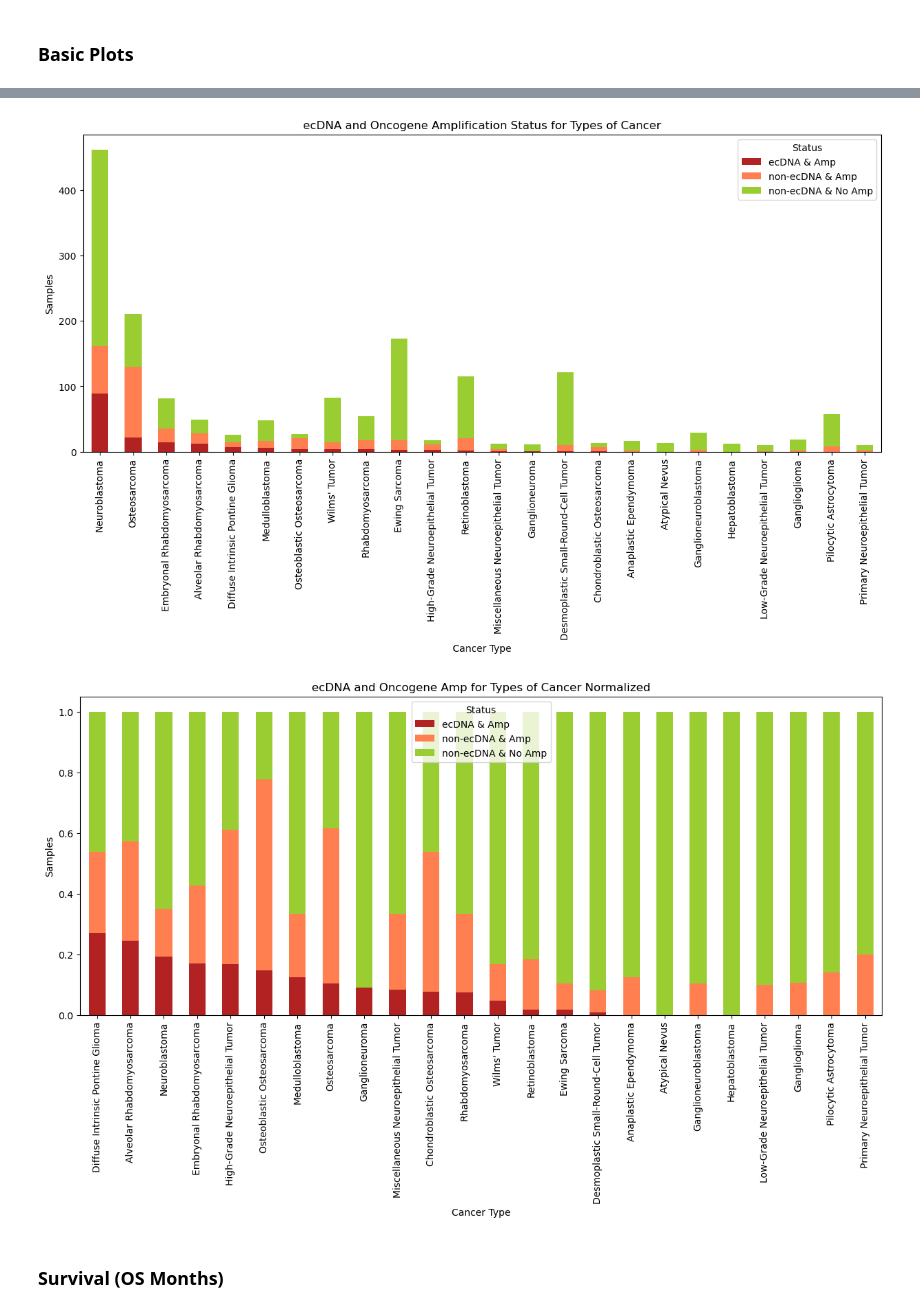
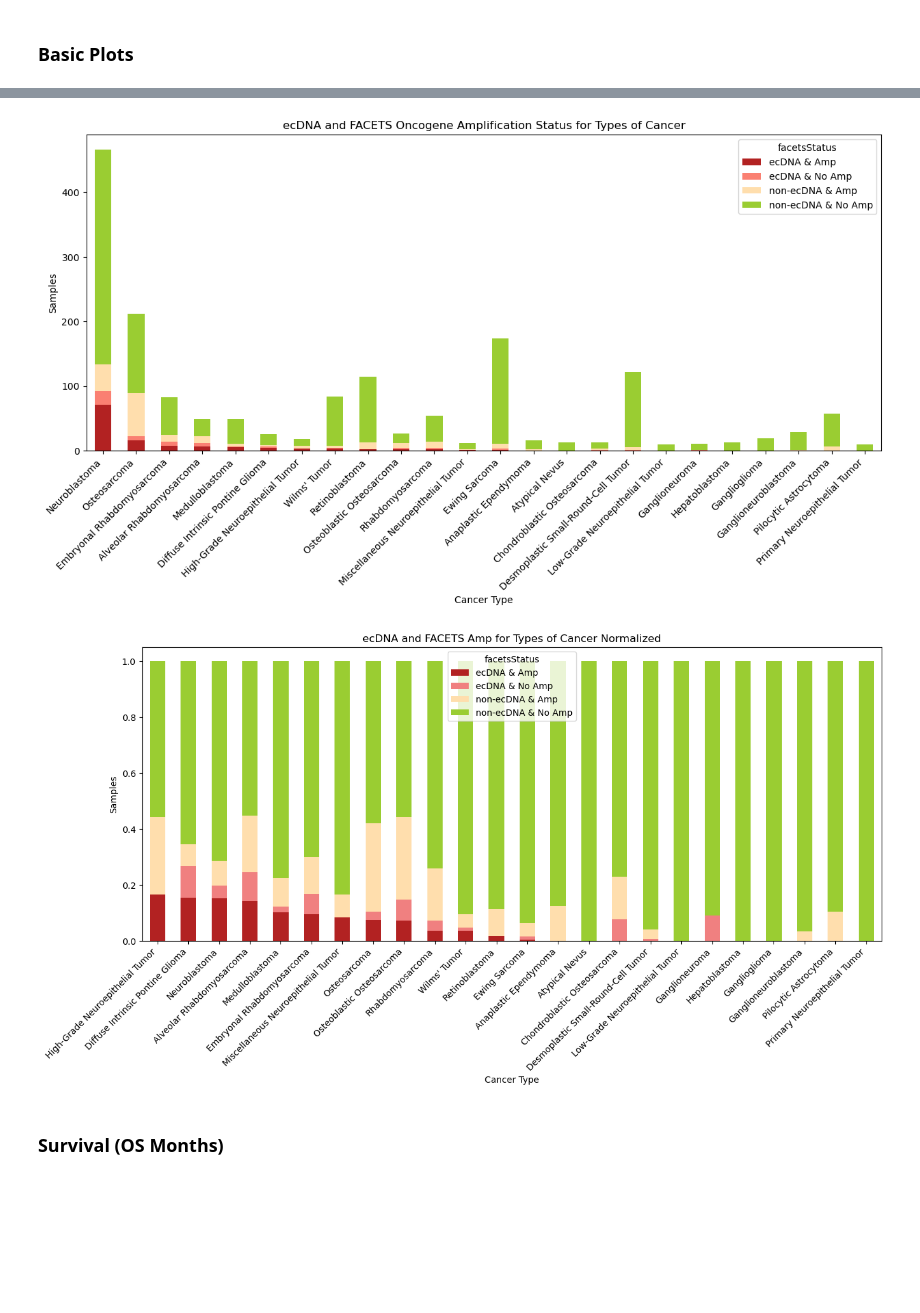
Before and after one commit to mskcc/Penguin, a Jupyter notebook: scripts/notebooks/echo_visualize.ipynb, the cells around one changed output, grey strips where cells are left out. Drawn from its saved outputs; the diff is of its cells as text; code cells hidden in the pictures; blank space fills up the shorter version.

```diff
--- a/scripts/notebooks/echo_visualize.ipynb
+++ b/scripts/notebooks/echo_visualize.ipynb
@@ -21,3 +31,27 @@ echo = pd.merge(echo, manifest, left_on = 'tumorSampleId', right_on = 'sampleId'
+# %%
+facets_cn_dict = {}
+facets_amp_dict = {}
+
+for i, row in facets.iterrows() :
+    if row['gene'] != 'No_genes_above_ECHO_amplification_threshold' :
+        to_hash = row['sample'] + '_' + row['gene']
+        facets_cn_dict[to_hash] = float(row['tcn'])
+        facets_amp_dict[to_hash] = row['cn_state']
+
+echo['facets_cn'] = np.nan
+echo['facets_amp'] = ''
+echo['facets_amp_binary'] = "No Amp"
+
+for i, row in echo.iterrows() :
+    if isinstance(row['gene'], str) :
+        to_hash = row['tumorSampleId'] + '_' + row['gene']
+        if to_hash in facets_cn_dict :
+            echo.loc[i, 'facets_cn'] = facets_cn_dict[to_hash]
+        if to_hash in facets_amp_dict :
+            echo.loc[i, 'facets_amp'] = facets_amp_dict[to_hash]
+            if isinstance(facets_amp_dict[to_hash], str) :
+                if "AMP" in facets_amp_dict[to_hash] or "GAIN" in facets_amp_dict[to_hash] :
+                    echo.loc[i, 'facets_amp_binary'] = "Amp"
 # %% [markdown]
 Get a dictionary specific to each patient
 # %%
@@ -96,6 +176,7 @@ ecDNA_patient['cancerType'] = 'NA'
 ecDNA_patient['cancerTypeDetailed'] = 'NA'
 ecDNA_patient['osMonths'] = np.nan
 ecDNA_patient['oncogeneAmp'] = "No Amp"
+ecDNA_patient['facetsAmp'] = "No Amp"
 
 # Matches patientIds to indexes
 ecDNA_patient_indexes = {}
@@ -108,8 +189,11 @@ for idx, row in echo.iterrows() :
     ecDNA_patient.loc[ecDNA_patient_indexes[row['patientId']], 'cancerType'] = row['cancerType']
     ecDNA_patient.loc[ecDNA_patient_indexes[row['patientId']], 'cancerTypeDetailed'] = row['cancerTypeDetailed']
     ecDNA_patient.loc[ecDNA_patient_indexes[row['patientId']], 'osMonths'] = row['osMonths']
+    ecDNA_patient.loc[ecDNA_patient_indexes[row['patientId']], 'facetsAmp'] = row['facets_amp_binary']
+
     if not math.isnan(row['ecDNA_prob']) :
         ecDNA_patient.loc[ecDNA_patient_indexes[row['patientId']], 'oncogeneAmp'] = "Amp"
 
 ecDNA_patient['ecDNAStatusStr'] = ecDNA_patient['ecDNAStatus'].replace({True: 'ecDNA', False: 'non-ecDNA'})
 ecDNA_patient['combined_status'] = ecDNA_patient['ecDNAStatusStr'] + " & " + ecDNA_patient['oncogeneAmp']
+ecDNA_patient['facets_combined_status'] = ecDNA_patient['ecDNAStatusStr'] + " & " + ecDNA_patient['facetsAmp']
@@ -118,8 +200,9 @@ ecDNA_patient['combined_status'] = ecDNA_patient['ecDNAStatusStr'] + " & " + ecD
 # %%
-ecDNA_patient_binary = ecDNA_patient[['vitalStatus', 'ecDNAStatus', analysis_type, 'oncogeneAmp']].astype(str)
+ecDNA_patient_binary = ecDNA_patient[['vitalStatus', 'ecDNAStatus', analysis_type, 'oncogeneAmp', 'facetsAmp']].astype(str)
 ecDNA_patient_binary_filtered = ecDNA_patient_binary.dropna(subset=[analysis_type])
 ecDNA_patient_binary_filtered = ecDNA_patient_binary[ecDNA_patient_binary[analysis_type] != 'nan']
 
 crosstab = pd.crosstab(ecDNA_patient_binary_filtered['oncogeneAmp'], ecDNA_patient_binary_filtered['ecDNAStatus'])
+print("Using ECHO Amplification")
 crosstab
 # %% [output]
@@ -130,4 +224,10 @@ crosstab
 # %%
+import warnings
+
+# Ignore all warnings
+warnings.filterwarnings('ignore')
+
 # Change the labels from true/false to ecDNA status
 ecDNA_patient_binary_filtered['ecDNAStatus'] = ecDNA_patient_binary_filtered['ecDNAStatus'].replace({'True': 'ecDNA', 'False': 'non-ecDNA'})
 ecDNA_patient_binary_filtered['Status'] = ecDNA_patient_binary_filtered['ecDNAStatus'] + " & " + ecDNA_patient_binary_filtered['oncogeneAmp']
+ecDNA_patient_binary_filtered['facetsStatus'] = ecDNA_patient_binary_filtered['ecDNAStatus'] + " & " + ecDNA_patient_binary_filtered['facetsAmp']
@@ -151,8 +261,12 @@ crosstab_cancerType.drop(columns=['tempSum'], inplace = True)
 # %%
-crosstab_cancerType.plot(kind = 'bar', stacked = True, color = ['firebrick', 'coral', 'yellowgreen'], figsize = (15, 6))
+crosstab_cancerType = pd.crosstab(ecDNA_patient_binary_filtered[analysis_type], ecDNA_patient_binary_filtered['facetsStatus'])
+crosstab_cancerType = crosstab_cancerType.loc[crosstab_cancerType.sum(axis = 1) >= 10]
+crosstab_cancerType = crosstab_cancerType.sort_values(by = 'ecDNA & Amp', ascending = False)
+crosstab_cancerType.plot(kind = 'bar', stacked = True, color = ['firebrick', 'salmon', 'navajowhite', 'yellowgreen'], figsize = (15, 6))
 plt.ylabel("Samples")
 plt.xlabel("Cancer Type")
-plt.title("ecDNA and Oncogene Amplification Status for Types of Cancer")
+plt.title("ecDNA and FACETS Oncogene Amplification Status for Types of Cancer")
+plt.xticks(rotation=45, ha='right')
 plt.show()
 # %% [output]
-[figure, old version]
+[figure, new version]
@@ -164,11 +273,14 @@ normalized_crosstab_cancerType.drop(columns=['tempSum'], inplace = True)
 # %%
-normalized_crosstab_cancerType.plot(kind = 'bar', stacked = True, color = ['firebrick', 'coral', 'yellowgreen'], figsize=(15,6))
+normalized_crosstab_cancerType = crosstab_cancerType.div(crosstab_cancerType.sum(axis = 1), axis = 0)
+normalized_crosstab_cancerType = normalized_crosstab_cancerType.sort_values(by = 'ecDNA & Amp', ascending = False)
+normalized_crosstab_cancerType.plot(kind = 'bar', stacked = True, color = ['firebrick', 'lightcoral', 'navajowhite', 'yellowgreen'], figsize=(15,6))
 plt.ylabel("Samples")
 plt.xlabel("Cancer Type")
-plt.title("ecDNA and Oncogene Amp for Types of Cancer Normalized")
+plt.title("ecDNA and FACETS Amp for Types of Cancer Normalized")
+plt.xticks(rotation=45, ha='right')
 plt.show()
 # %% [output]
-[figure, old version]
+[figure, new version]
 # %% [markdown]
 ### Survival (OS Months)
 # %% [markdown]
```
Also changed, not shown: parts of 48 cells of this notebook, 4 other files.
